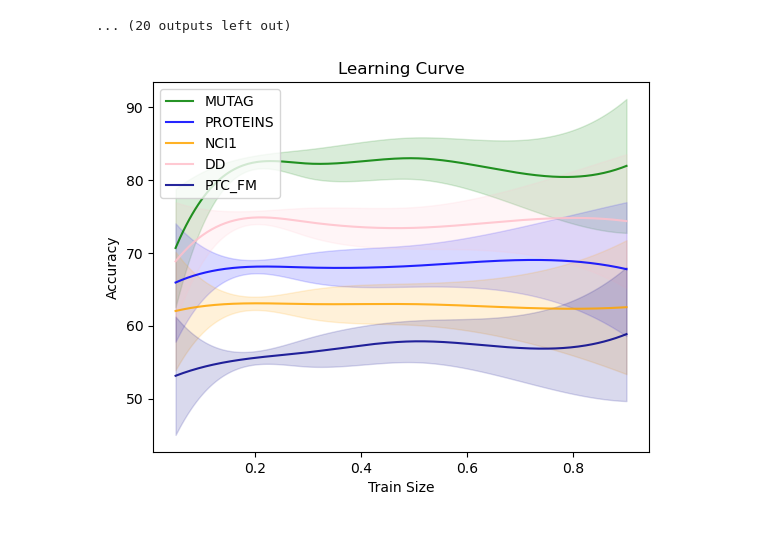
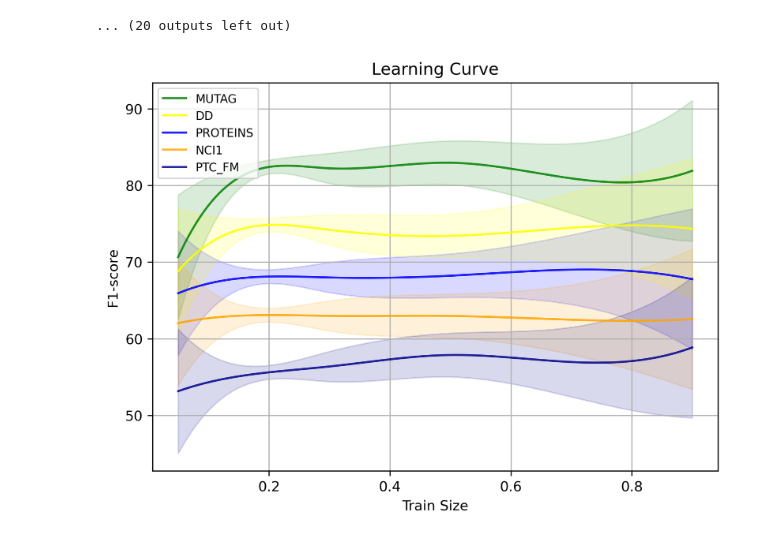
Before and after one commit to ignaciosica/hdc, a Jupyter notebook: papers/graphhd/graphhd_implementation.ipynb, the cells around one changed output. Cells and saved outputs as stored; diff of their text form; code cells hidden in the pictures.

```diff
--- a/papers/graphhd/graphhd_implementation.ipynb
+++ b/papers/graphhd/graphhd_implementation.ipynb
@@ -1,27 +38,4 @@
 # %%
-import torch
-import torch.nn as nn
-import torch.nn.functional as F
-from tqdm import tqdm
-import time
-
-
-# Note: this example requires the torch_geometric library: https://pytorch-geometric.readthedocs.io
-from torch_geometric.datasets import TUDataset
-
-# Note: this example requires the torchmetrics library: https://torchmetrics.readthedocs.io
-import torchmetrics
-
-import torchhd
-from torchhd import embeddings
-from torchhd.models import Centroid
-
-import numpy as np
-
-device = torch.device("cuda" if torch.cuda.is_available() else "cpu")
-print("Using {} device".format(device))
-
-
 def sparse_stochastic_graph(G):
     """
     Returns a sparse adjacency matrix of the graph G.
@@ -254,7 +272,7 @@ def run(dataset, dimensions, train_size, use_default_encoder=True, iters=30):
         with torch.no_grad():
             model.normalize()
 
-            for index, samples in enumerate(tqdm(test_ld, desc="Testing_", disable=True)):
+            for _, samples in enumerate(tqdm(test_ld, desc="Testing_", disable=True)):
                 samples.edge_index = samples.edge_index.to(device)
 
                 test_samples_hv = encoder(samples).unsqueeze(0)
@@ -307,10 +344,13 @@ Accuracy of 67.768% with std 4.061%
 ... (20 outputs left out)
 # %%
 from scipy.interpolate import make_interp_spline, BSpline
+from matplotlib.pyplot import figure
+
+figure(dpi=300)
 
 
 def plot_learning_curve(datasets, acc_values, std_values, train_sizes):
-    colors = ["green", "blue", "orange", "pink", "darkblue"]  # List of colors for each dataset
+    colors = ["green", "blue", "orange", "yellow", "darkblue"]  # List of colors for each dataset
 
     # Plot the learning curve for each dataset
     for i, dataset in enumerate(datasets):
@@ -320,33 +360,39 @@ def plot_learning_curve(datasets, acc_values, std_values, train_sizes):
         power_smooth = spl(xnew)
 
         plt.plot(xnew, power_smooth, label=dataset, color=colors[i], alpha=0.85)
 
         # Smooth the fill_between plot
         spl_fill = make_interp_spline(
             train_sizes, np.array(acc_values[i]) - np.array(std_values[: len(train_sizes)]), k=3
         )
         lower_smooth = spl_fill(xnew)
 
         spl_fill = make_interp_spline(
             train_sizes, np.array(acc_values[i]) + np.array(std_values[: len(train_sizes)]), k=3
         )
         upper_smooth = spl_fill(xnew)
 
         plt.fill_between(
             xnew,
             lower_smooth,
             upper_smooth,
             alpha=0.15,
             color=colors[i],
         )
 
     plt.xlabel("Train Size")
-    plt.ylabel("Accuracy")
+    plt.ylabel("F1-score")
     plt.title("Learning Curve")
-    plt.legend()
+    order = [0, 3, 1, 2, 4]
+    handles, labels = plt.gca().get_legend_handles_labels()
+    plt.legend([handles[idx] for idx in order], [labels[idx] for idx in order], fontsize="small", loc="upper left")
+    # plt.legend([colors[idx] for idx in order],[datasets[idx] for idx in order]) #, fontsize="small", loc="upper left", ncols=1)
+    # plt.legend(fontsize="small", loc="upper left", ncols=1)
+    plt.tight_layout()
+    plt.grid()
     plt.show()
 
 
 plot_learning_curve(datasets, acc_values, std_values, train_sizes)
 # %% [output]
-[figure, old version]
+[figure, new version]
```
Also changed, not shown: parts of 4 cells of this notebook, 2 other files.
